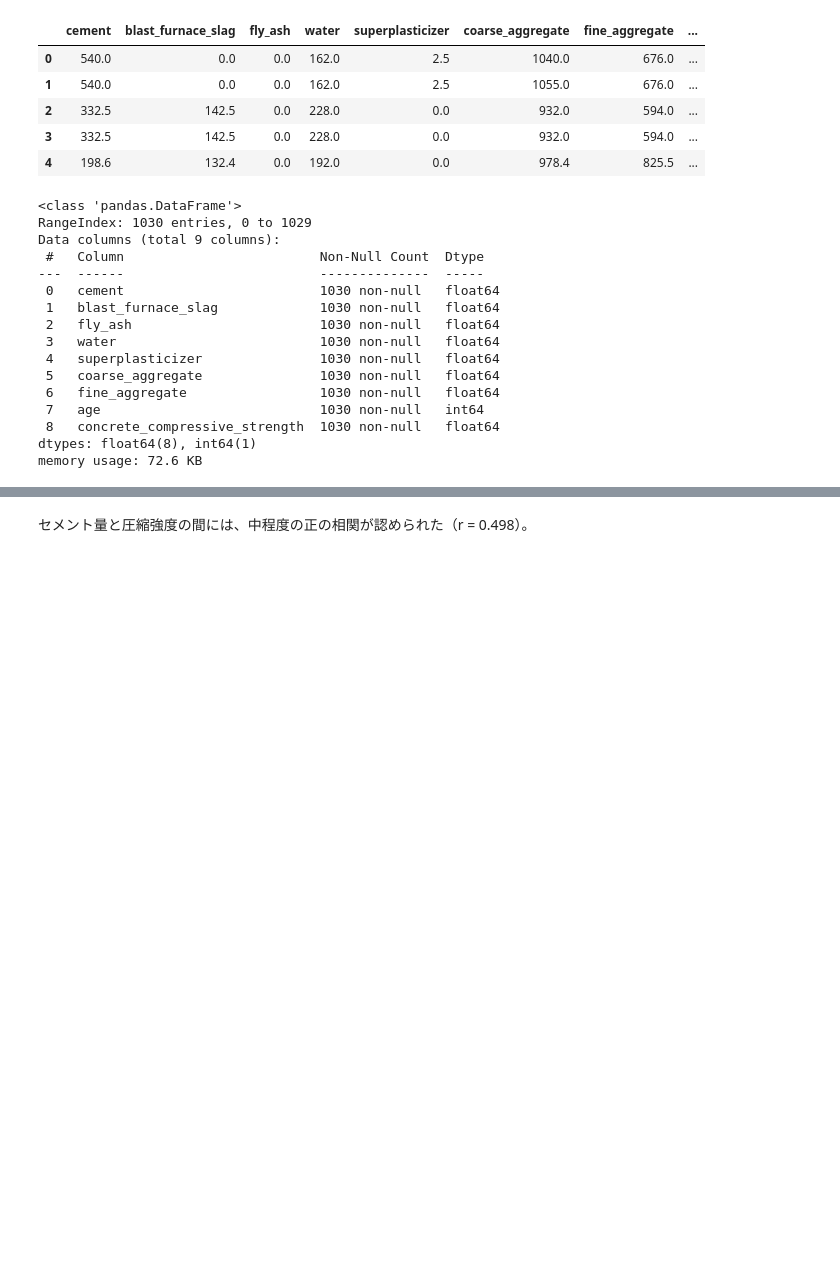
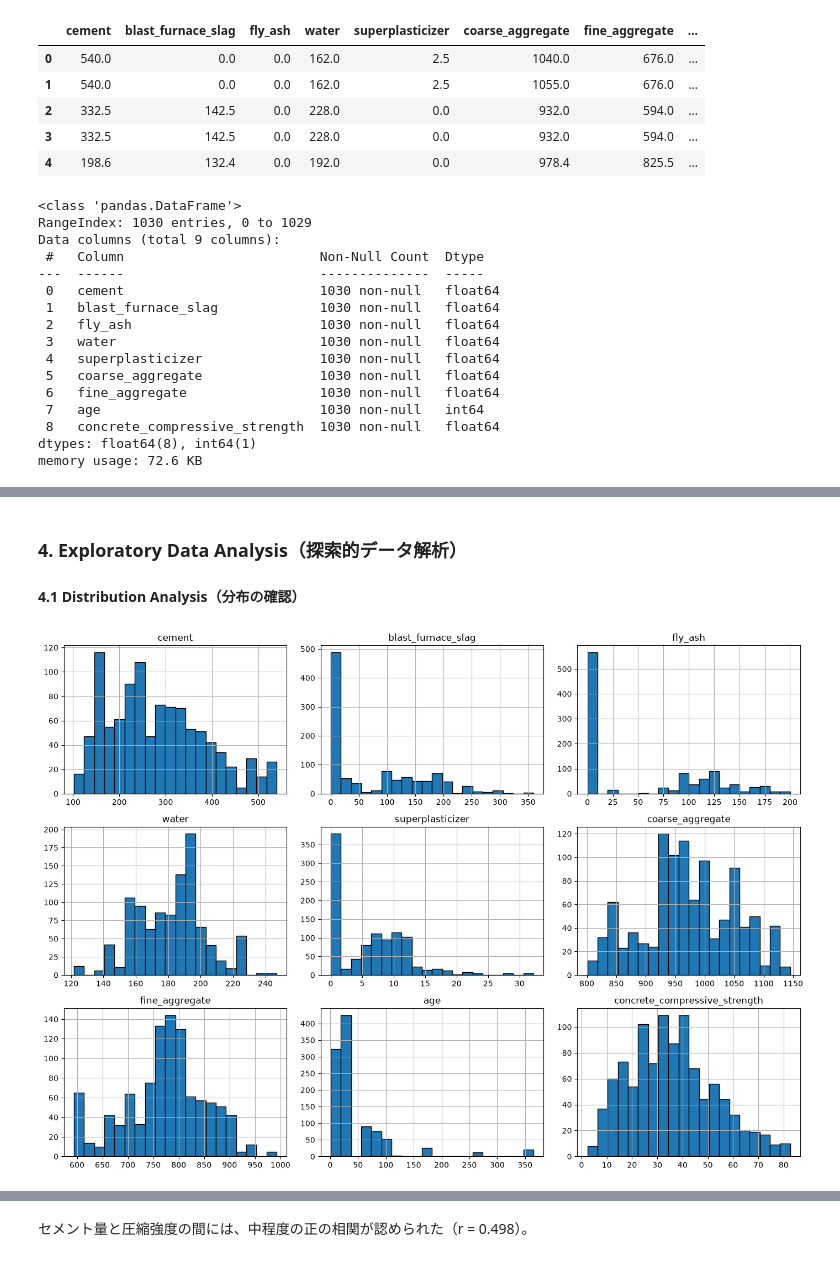
Before and after one commit to rojay0910-boop/Concrete-Strength-Statistical-Analysis, a Jupyter notebook: notebooks/concrete.ipynb, the cells around one changed output, grey strips where cells are left out. Saved outputs shown, nothing was run; the diff lists cells and outputs as text; code cells hidden in the pictures; blank space fills up the shorter version.

```diff
--- a/notebooks/concrete.ipynb
+++ b/notebooks/concrete.ipynb
@@ -137,0 +207,28 @@ plt.clf()
+# %% [markdown]
+### 4. Exploratory Data Analysis（探索的データ解析）
+   #### 4.1 Distribution Analysis（分布の確認）
+# %%
+from matplotlib import pyplot as plt
+
+original_cols = [
+    "cement",
+    "blast_furnace_slag",
+    "fly_ash",
+    "water",
+    "superplasticizer",
+    "coarse_aggregate",
+    "fine_aggregate",
+    "age",
+    "concrete_compressive_strength"
+]
+
+df[original_cols].hist(
+    figsize=(14, 10),
+    bins=20,
+    edgecolor="black"
+)
+
+plt.tight_layout()
+plt.show()
+# %% [output]
+[figure, added]
```
Also changed, not shown: parts of 51 cells of this notebook.
